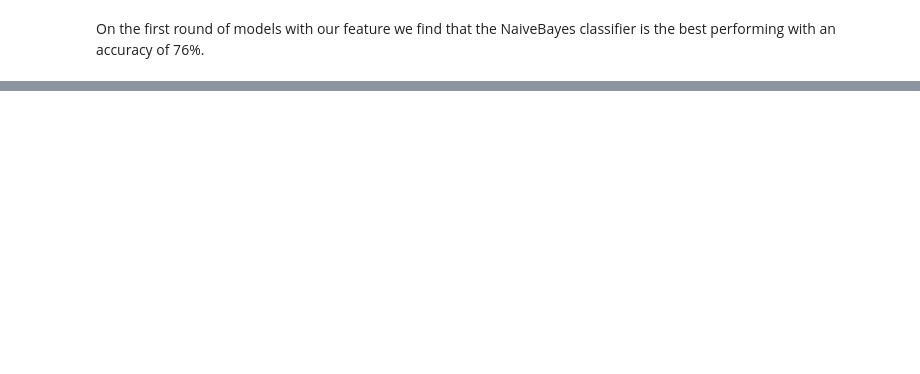
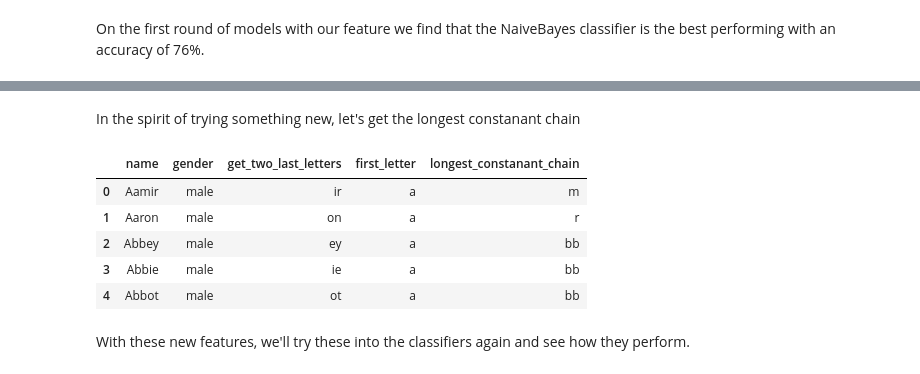
Before and after one commit to naomibuell/DATA620, a Jupyter notebook: project-3/project-3.ipynb, the cells around one changed output, grey strips where cells are left out. Saved outputs shown, nothing was run; the diff lists cells and outputs as text; code cells hidden in the pictures; blank space fills up the shorter version.

```diff
--- a/project-3/project-3.ipynb
+++ b/project-3/project-3.ipynb
@@ -269,0 +334,3 @@ On the first round of models with our feature we find that the NaiveBayes classi
+# %%
+names_df = names_df.drop(columns=['name_length'], errors='ignore')
+names_df.head()
@@ -269,0 +344,43 @@ On the first round of models with our feature we find that the NaiveBayes classi
+# %% [markdown]
+In the spirit of trying something new, let's get the longest constanant chain
+# %%
+def gimme_the_longest_constanant_chain(name: pd.Series) -> pd.Series:
+    if not isinstance(name, str):
+        return '' # Return empty string for non-string input
+
+    consonants = set('bcdfghjklmnpqrstvwxyz')
+    name_lower = name.lower()
+
+    max_chain_str = ""
+    current_chain_str = ""
+
+    for char in name_lower:
+        if char.isalpha() and char in consonants:
+            # Character is a consonant, append it to the current chain string
+            current_chain_str += char
+        else:
+            # Character is a vowel, 'y', or non-alphabetic
+            # Check if the current chain is the longest found so far
+            if len(current_chain_str) > len(max_chain_str):
+                max_chain_str = current_chain_str
+            # Reset the current chain string
+            current_chain_str = ""
+
+    # Important: Check one last time after the loop finishes
+    # (in case the longest chain ends the string)
+    if len(current_chain_str) > len(max_chain_str):
+        max_chain_str = current_chain_str
+
+    return max_chain_str
+
+names_df['longest_constanant_chain'] = names_df['name'].apply(gimme_the_longest_constanant_chain)
+names_df.head()
+# %% [output]
+|  | name | gender | get_two_last_letters | first_letter | longest_constanant_chain |
+| 0 | Aamir | male | ir | a | m |
+| 1 | Aaron | male | on | a | r |
+| 2 | Abbey | male | ey | a | bb |
+| 3 | Abbie | male | ie | a | bb |
+| 4 | Abbot | male | ot | a | bb |
+# %% [markdown]
+With these new features, we'll try these into the classifiers again and see how they perform.
```
Also changed, not shown: parts of 13 cells of this notebook.
